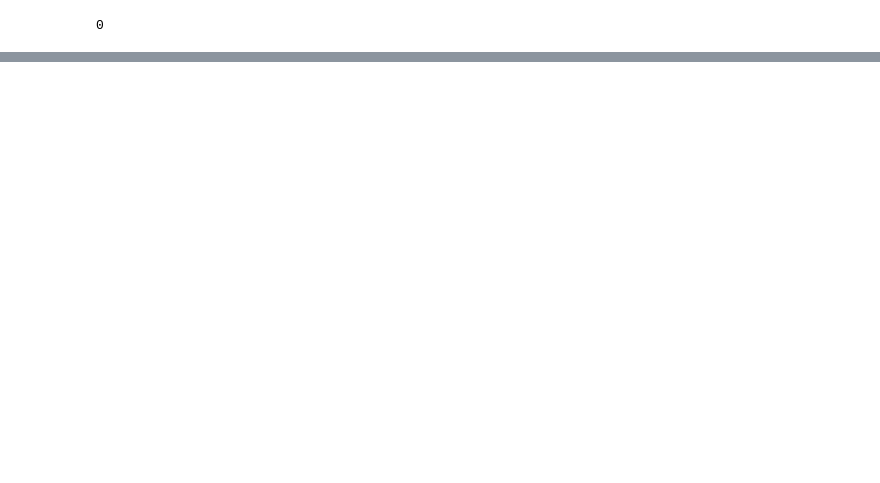
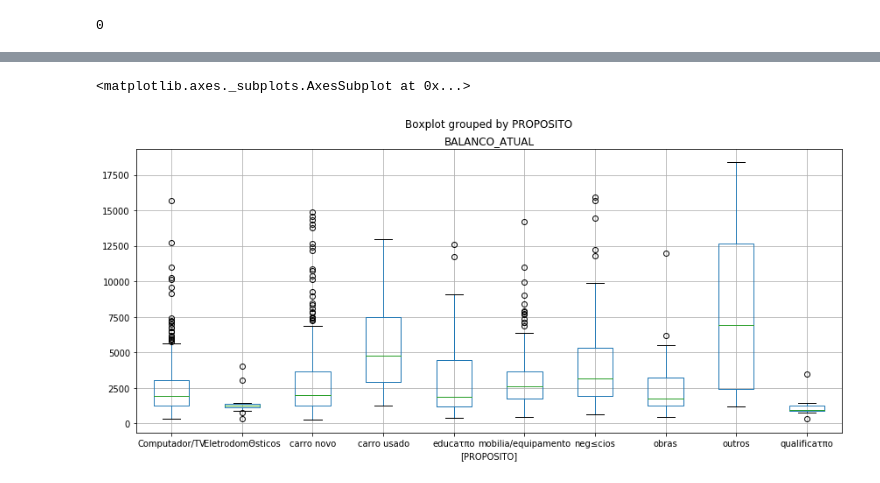
Before and after one commit to doctorget/WKD-Default-Reduction, a Jupyter notebook: Data Treatment.ipynb, the cells around one changed output, grey strips where cells are left out. Cells and saved outputs as stored; diff of their text form; code cells hidden in the pictures; blank space fills up the shorter version.

```diff
--- a/Data Treatment.ipynb
+++ b/Data Treatment.ipynb
@@ -17,0 +67,5 @@ df.isnull().sum().sum()
+# %%
+df.boxplot(['BALANCO_ATUAL'], by=['PROPOSITO'])
+# %% [output]
+<matplotlib.axes._subplots.AxesSubplot at 0x...>
+[figure, added]
```
Also changed, not shown: parts of 15 cells of this notebook, 1 other file.
